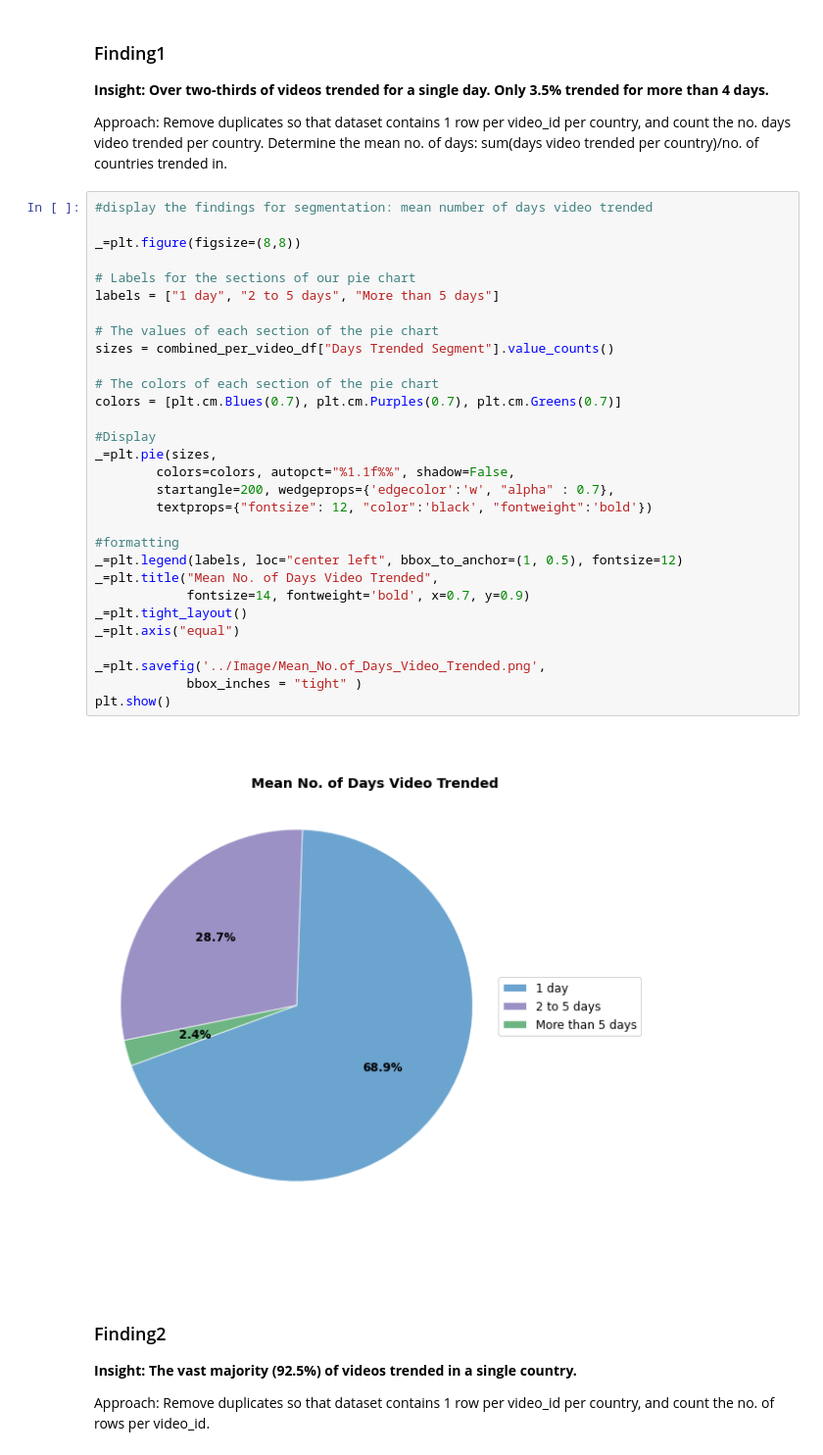
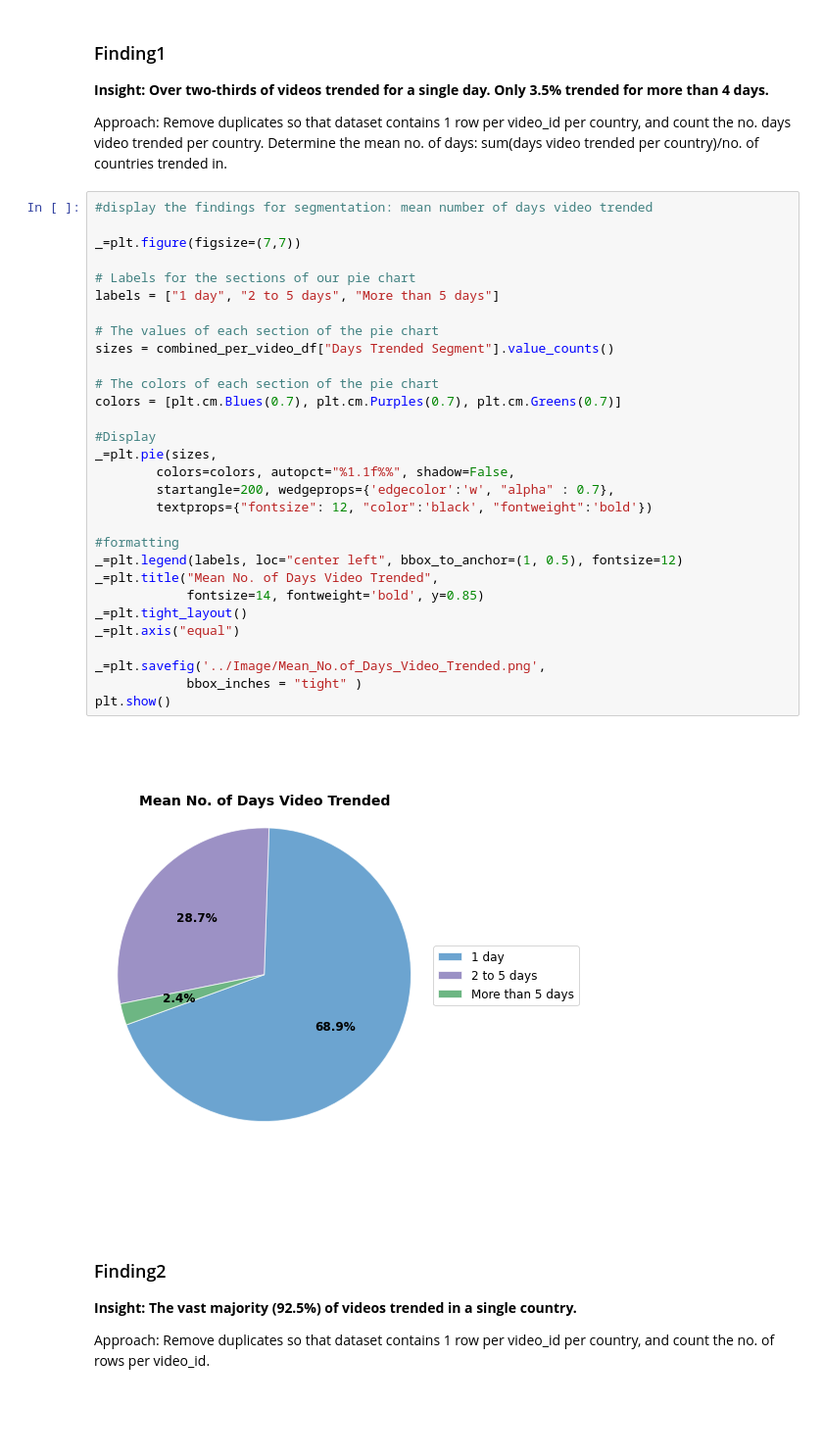
Before and after one commit to bnarath/YouTube_Trending, a Jupyter notebook: youtube-trending/Code/Analysis_Code_Final.ipynb, the cells around one changed output. Shown at 98% size. Cells and saved outputs as stored; diff of their text form; blank space fills up the shorter version.

```diff
--- a/youtube-trending/Code/Analysis_Code_Final.ipynb
+++ b/youtube-trending/Code/Analysis_Code_Final.ipynb
@@ -305,35 +305,35 @@ Approach: Remove duplicates so that dataset contains 1 row per video_id per coun
 # %%
 #display the findings for segmentation: mean number of days video trended
 
-_=plt.figure(figsize=(8,8))
+_=plt.figure(figsize=(7,7))
 
 # Labels for the sections of our pie chart
 labels = ["1 day", "2 to 5 days", "More than 5 days"]
 
 # The values of each section of the pie chart
 sizes = combined_per_video_df["Days Trended Segment"].value_counts()
 
 # The colors of each section of the pie chart
 colors = [plt.cm.Blues(0.7), plt.cm.Purples(0.7), plt.cm.Greens(0.7)]
 
 #Display
 _=plt.pie(sizes,
         colors=colors, autopct="%1.1f%%", shadow=False,
         startangle=200, wedgeprops={'edgecolor':'w', "alpha" : 0.7},
         textprops={"fontsize": 12, "color":'black', "fontweight":'bold'})
 
 #formatting
 _=plt.legend(labels, loc="center left", bbox_to_anchor=(1, 0.5), fontsize=12)
 _=plt.title("Mean No. of Days Video Trended",
-            fontsize=14, fontweight='bold', x=0.7, y=0.9)
+            fontsize=14, fontweight='bold', y=0.85)
 _=plt.tight_layout()
 _=plt.axis("equal")
 
 _=plt.savefig('../Image/Mean_No.of_Days_Video_Trended.png',
             bbox_inches = "tight" )
 plt.show()
 # %% [output]
-[figure, old version]
+[figure, new version]
 # %% [markdown]
 ### Finding2
 
```
Also changed, not shown: parts of 4 cells of this notebook, 5 other files.
